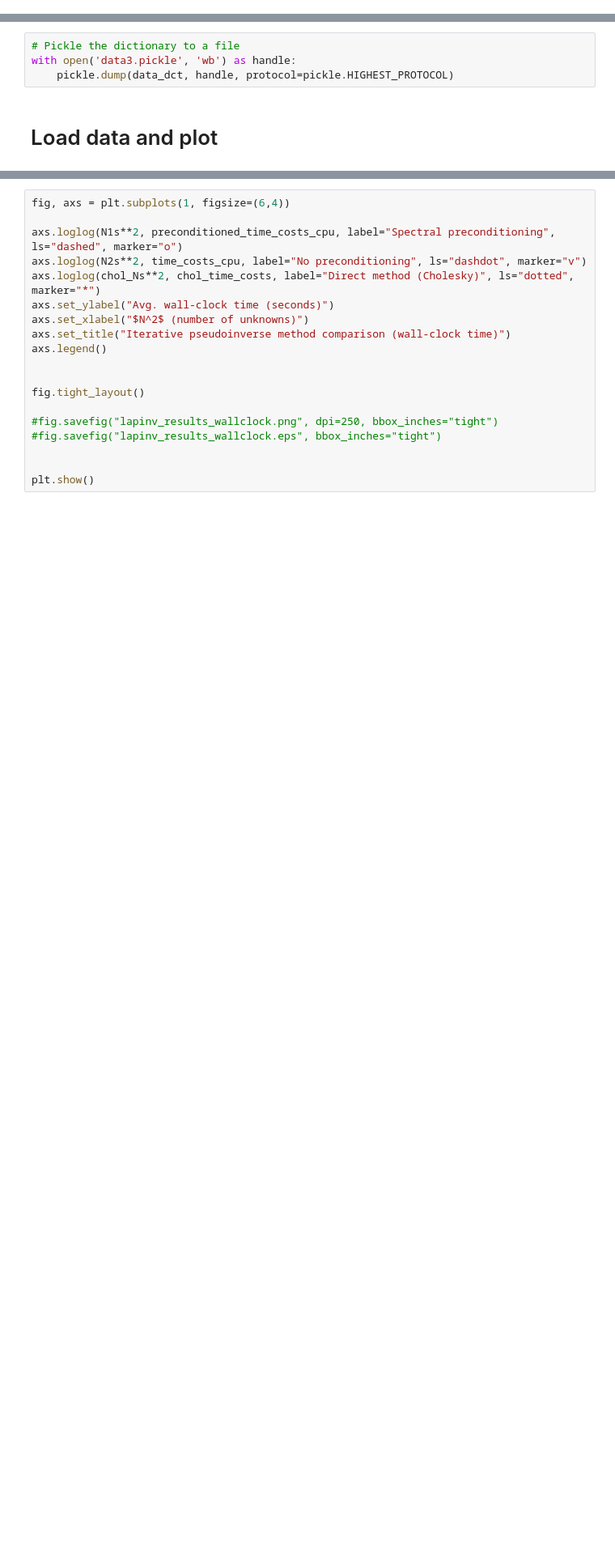
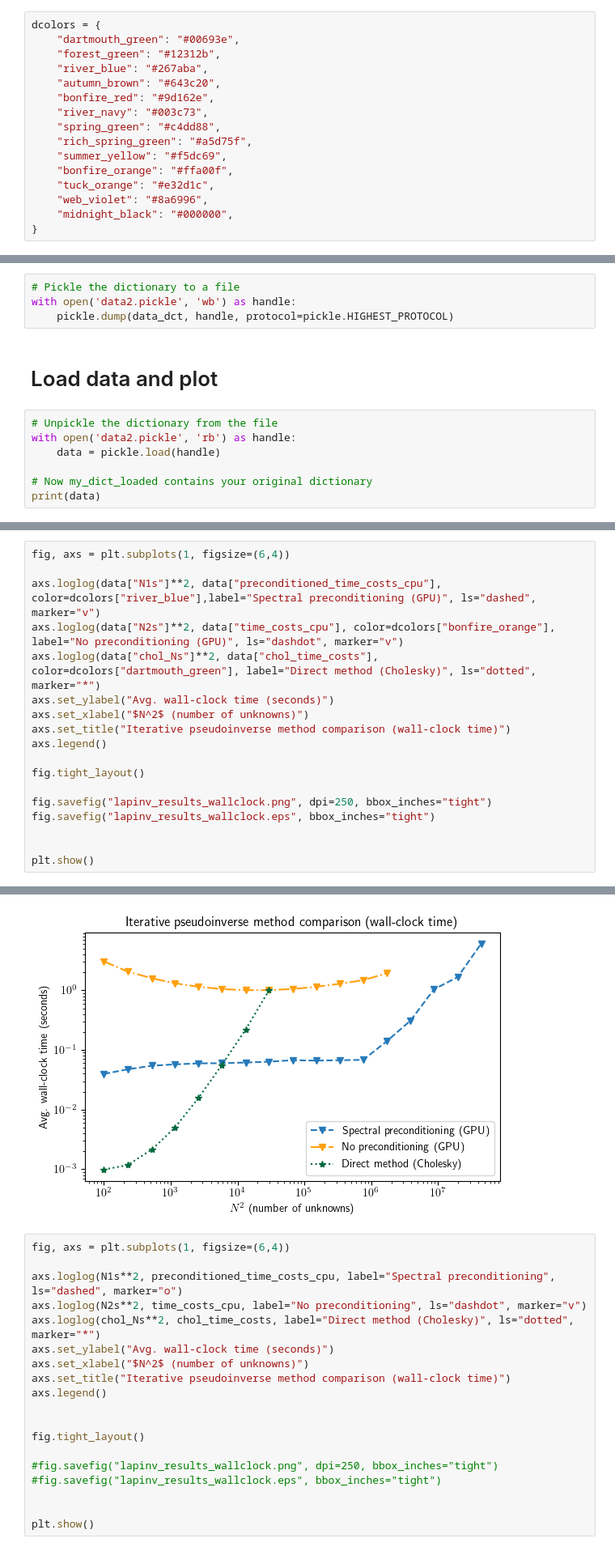
Before and after one commit to jlindbloom/jlinops, a Jupyter notebook: dev/reworking/GPU_tests/neumann_pinv/laplacian_pinv_experiment_gpu_cpu.ipynb, the cells around one changed output, grey strips where cells are left out. Shown at 81% size. Saved outputs shown, nothing was run; the diff lists cells and outputs as text; blank space fills up the shorter version.

Commit message:
plotting

```diff
--- a/dev/reworking/GPU_tests/neumann_pinv/laplacian_pinv_experiment_gpu_cpu.ipynb
+++ b/dev/reworking/GPU_tests/neumann_pinv/laplacian_pinv_experiment_gpu_cpu.ipynb
@@ -47,3 +47,19 @@ import pickle
+# %%
+dcolors = {
+    "dartmouth_green": "#00693e",
+    "forest_green": "#12312b",
+    "river_blue": "#267aba",
+    "autumn_brown": "#643c20",
+    "bonfire_red": "#9d162e",
+    "river_navy": "#003c73",
+    "spring_green": "#c4dd88",
+    "rich_spring_green": "#a5d75f",
+    "summer_yellow": "#f5dc69",
+    "bonfire_orange": "#ffa00f",
+    "tuck_orange": "#e32d1c",
+    "web_violet": "#8a6996",
+    "midnight_black": "#000000",
+}
 # %%
 # mpl.rcParams['text.usetex'] = True
 # #mpl.rcParams['text.latex.preamble']=[r"\usepackage{amsmath}"]
@@ -460,7 +476,14 @@ data_dct = {
 }
 # %%
 # Pickle the dictionary to a file
-with open('data3.pickle', 'wb') as handle:
+with open('data2.pickle', 'wb') as handle:
     pickle.dump(data_dct, handle, protocol=pickle.HIGHEST_PROTOCOL)
 # %% [markdown]
 # Load data and plot
+# %%
+# Unpickle the dictionary from the file
+with open('data2.pickle', 'rb') as handle:
+    data = pickle.load(handle)
+
+# Now my_dict_loaded contains your original dictionary
+print(data)
@@ -466,0 +502,19 @@ with open('data3.pickle', 'wb') as handle:
+# %%
+fig, axs = plt.subplots(1, figsize=(6,4))
+
+axs.loglog(data["N1s"]**2, data["preconditioned_time_costs_cpu"], color=dcolors["river_blue"],label="Spectral preconditioning (GPU)", ls="dashed", marker="v")
+axs.loglog(data["N2s"]**2, data["time_costs_cpu"], color=dcolors["bonfire_orange"], label="No preconditioning (GPU)", ls="dashdot", marker="v")
+axs.loglog(data["chol_Ns"]**2, data["chol_time_costs"], color=dcolors["dartmouth_green"], label="Direct method (Cholesky)", ls="dotted", marker="*")
+axs.set_ylabel("Avg. wall-clock time (seconds)")
+axs.set_xlabel("$N^2$ (number of unknowns)")
+axs.set_title("Iterative pseudoinverse method comparison (wall-clock time)")
+axs.legend()
+
+fig.tight_layout()
+
+fig.savefig("lapinv_results_wallclock.png", dpi=250, bbox_inches="tight")
+fig.savefig("lapinv_results_wallclock.eps", bbox_inches="tight")
+
+
+plt.show()
+# %% [output]
@@ -467,3 +522,4 @@ with open('data3.pickle', 'wb') as handle:
+[figure, added]
 # %%
 fig, axs = plt.subplots(1, figsize=(6,4))
 
```
Also changed, not shown: parts of 5 cells of this notebook, 2 other files.
